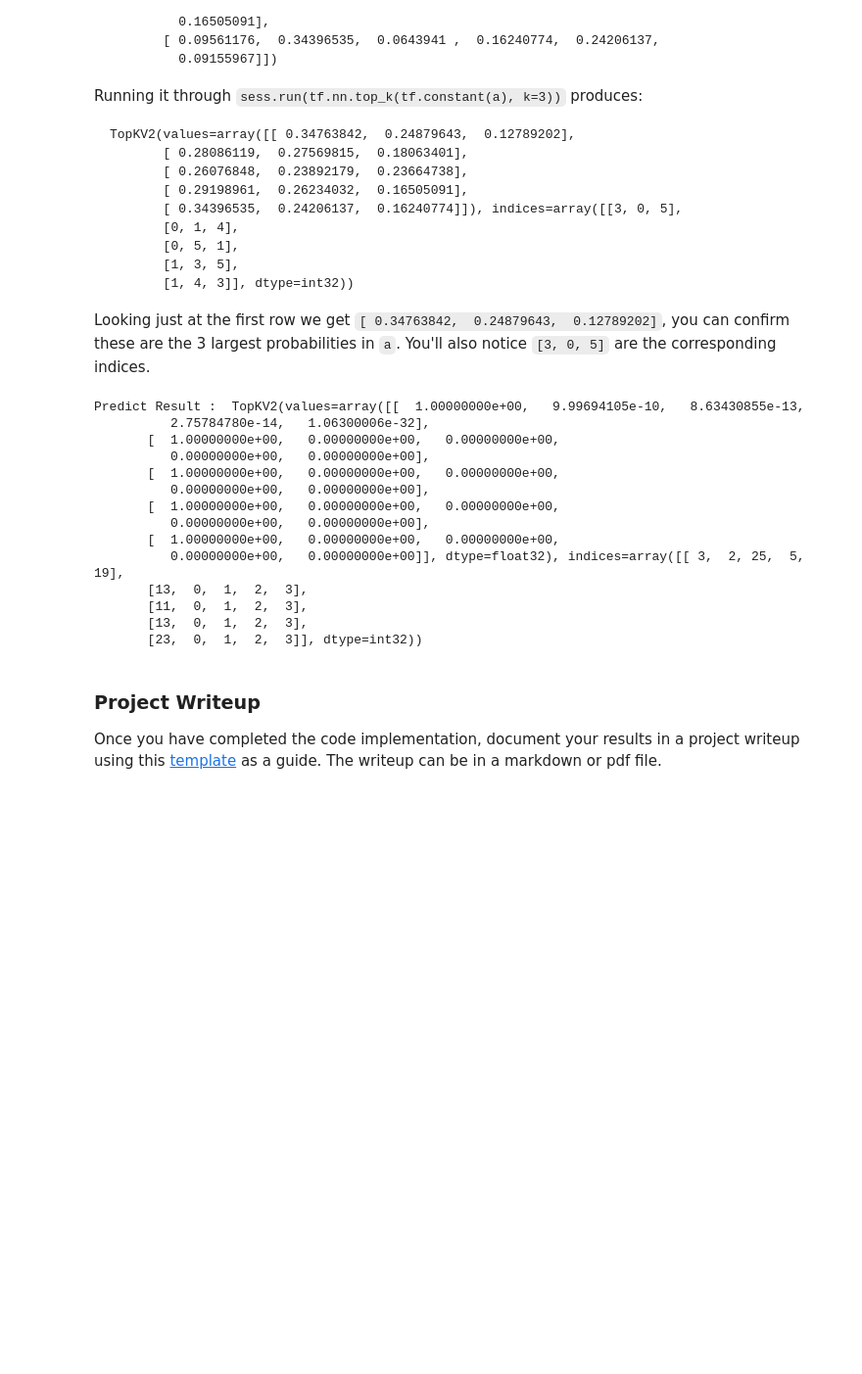
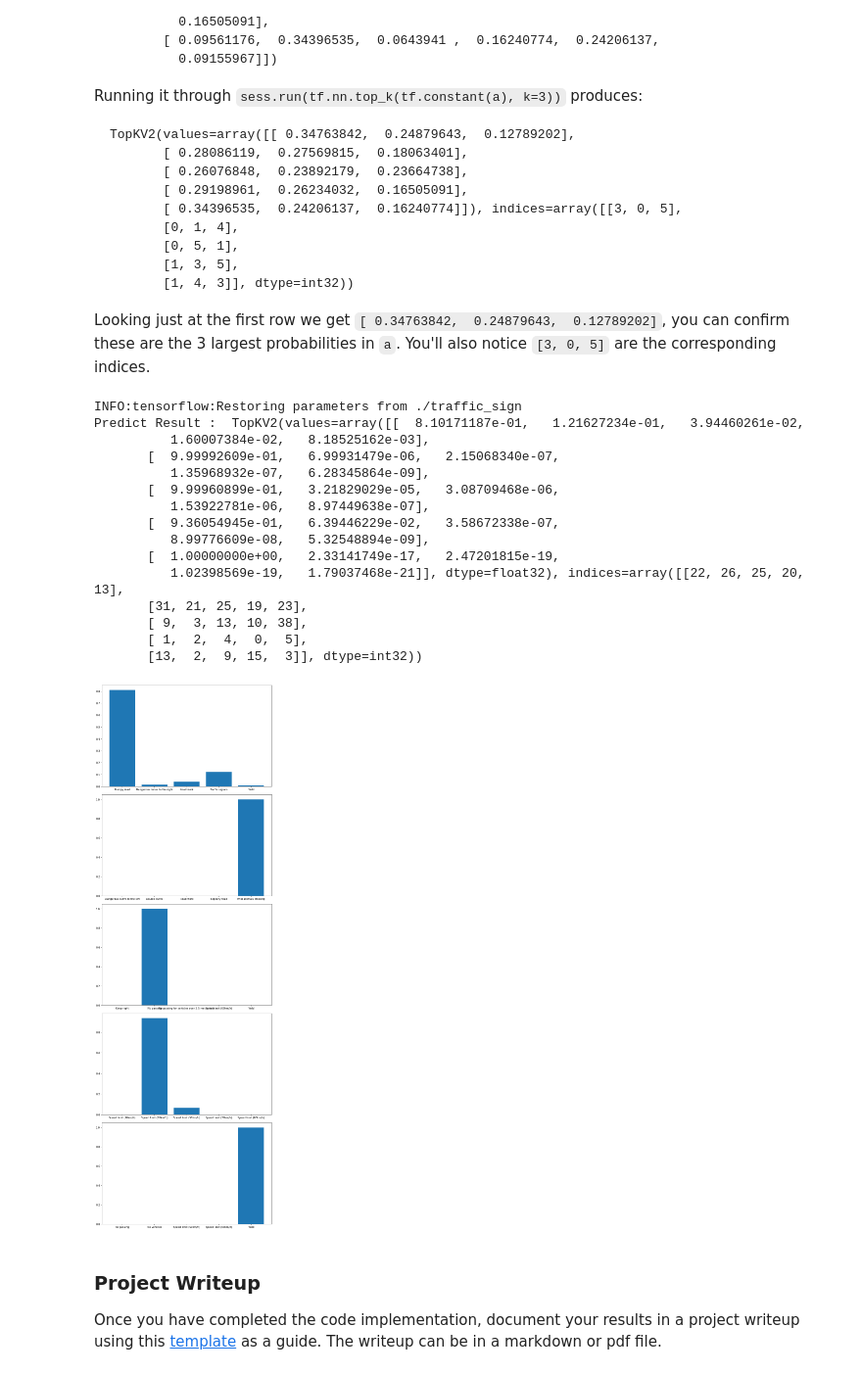
Before and after one commit to nqiao/Traffic-Sign-Classifier, a Jupyter notebook: Traffic_Sign_Classifier.ipynb, the cells around one changed output. Shown: that part at 98% size. Drawn from its saved outputs; the diff is of its cells as text; code cells hidden in the pictures; blank space fills up the shorter version.

Commit message:
tried tensorboard

```diff
--- a/Traffic_Sign_Classifier.ipynb
+++ b/Traffic_Sign_Classifier.ipynb
@@ -266,29 +278,33 @@ def evaluate(X_data, y_data):
 A validation set can be used to assess how well the model is performing. A low accuracy on the training and validation
 sets imply underfitting. A high accuracy on the training set but low accuracy on the validation set implies overfitting.
 # %%
+MODEL_NAME = "origin"
+EPOCHS = 10
 ### Train your model here.
 ### Calculate and report the accuracy on the training and validation set.
 ### Once a final model architecture is selected,
 ### the accuracy on the test set should be calculated and reported as well.
 with tf.Session() as sess:
+    # create a "logs" dir which will contain information for tensorboard
+    writer = tf.summary.FileWriter("logs", sess.graph)
     sess.run(tf.global_variables_initializer())
     num_examples = len(X_train)
 
     print("Training...")
     print()
     for i in range(EPOCHS):
-        X_train, y_train = shuffle(X_train, y_train)
+        X_train_nor, y_train = shuffle(X_train_nor, y_train)
         for offset in range(0, num_examples, BATCH_SIZE):
             end = offset + BATCH_SIZE
-            batch_x, batch_y = X_train[offset:end], y_train[offset:end]
+            batch_x, batch_y = X_train_nor[offset:end], y_train[offset:end]
             sess.run(training_operation, feed_dict={x: batch_x, y: batch_y})
 
-        validation_accuracy = evaluate(X_valid, y_valid)
+        validation_accuracy = evaluate(X_valid_nor, y_valid)
         print("EPOCH {} ...".format(i+1))
         print("Validation Accuracy = {:.3f}".format(validation_accuracy))
         print()
 
-    saver.save(sess, './traffic_sign')
+    saver.save(sess, './' + MODEL_NAME)
     print("Model saved")
 # %% [output]
 Training...
@@ -315,6 +331,6 @@ with tf.Session() as sess:
     # restore the trained model
     saver.restore(sess, tf.train.latest_checkpoint('.'))
 
-    test_accuracy = evaluate(X_test, y_test)
+    test_accuracy = evaluate(X_test_nor, y_test)
     print("Test Accuracy = {:.3f}".format(test_accuracy))
 # %% [output]
@@ -367,6 +385,7 @@ def predict(X_data):
 
 with tf.Session() as sess:
     saver.restore(sess, tf.train.latest_checkpoint('.'))
-    prediction = predict(X_test[sample_indexes])
-    print("Predict Result : ", prediction)
+    prediction = predict(X_test_nor[sample_indexes])
+    print("Predict Result : ")
+    print(signnames["SignName"][prediction])
 # %% [output]
@@ -431,23 +457,36 @@ def top_k_prob(X_data):
 
 with tf.Session() as sess:
     saver.restore(sess, tf.train.latest_checkpoint('.'))
-    top_k = top_k_prob(X_test[sample_indexes])
+    top_k = top_k_prob(X_test_nor[sample_indexes])
     print("Predict Result : ", top_k)
 # %% [output]
-Predict Result :  TopKV2(values=array([[  1.00000000e+00,   9.99694105e-10,   8.63430855e-13,
-          2.75784780e-14,   1.06300006e-32],
-       [  1.00000000e+00,   0.00000000e+00,   0.00000000e+00,
-          0.00000000e+00,   0.00000000e+00],
-       [  1.00000000e+00,   0.00000000e+00,   0.00000000e+00,
-          0.00000000e+00,   0.00000000e+00],
-       [  1.00000000e+00,   0.00000000e+00,   0.00000000e+00,
-          0.00000000e+00,   0.00000000e+00],
-       [  1.00000000e+00,   0.00000000e+00,   0.00000000e+00,
-          0.00000000e+00,   0.00000000e+00]], dtype=float32), indices=array([[ 3,  2, 25,  5, 19],
-       [13,  0,  1,  2,  3],
-       [11,  0,  1,  2,  3],
-       [13,  0,  1,  2,  3],
-       [23,  0,  1,  2,  3]], dtype=int32))
+INFO:tensorflow:Restoring parameters from ./traffic_sign
+Predict Result :  TopKV2(values=array([[  8.10171187e-01,   1.21627234e-01,   3.94460261e-02,
+          1.60007384e-02,   8.18525162e-03],
+       [  9.99992609e-01,   6.99931479e-06,   2.15068340e-07,
+          1.35968932e-07,   6.28345864e-09],
+       [  9.99960899e-01,   3.21829029e-05,   3.08709468e-06,
+          1.53922781e-06,   8.97449638e-07],
+       [  9.36054945e-01,   6.39446229e-02,   3.58672338e-07,
+          8.99776609e-08,   5.32548894e-09],
+       [  1.00000000e+00,   2.33141749e-17,   2.47201815e-19,
+          1.02398569e-19,   1.79037468e-21]], dtype=float32), indices=array([[22, 26, 25, 20, 13],
+       [31, 21, 25, 19, 23],
+       [ 9,  3, 13, 10, 38],
+       [ 1,  2,  4,  0,  5],
+       [13,  2,  9, 15,  3]], dtype=int32))
+# %%
+plt.figure(2, figsize=(10,30))
+for i in range(5):
+    # five most possible sign names of this image
+    # top_k[0]: probabilities; top_k[1]: sign names
+    sign_names = signnames["SignName"][top_k[1][i]]
+    plt.subplot(5, 1, i+1)
+    plt.tight_layout()
+    plt.bar(sign_names, top_k[0][i])
+    plt.title("predict result: ")
+# %% [output]
+[figure, added]
 # %% [markdown]
 ### Project Writeup
 
```
Also changed, not shown: parts of 12 cells of this notebook, 10 other files.
